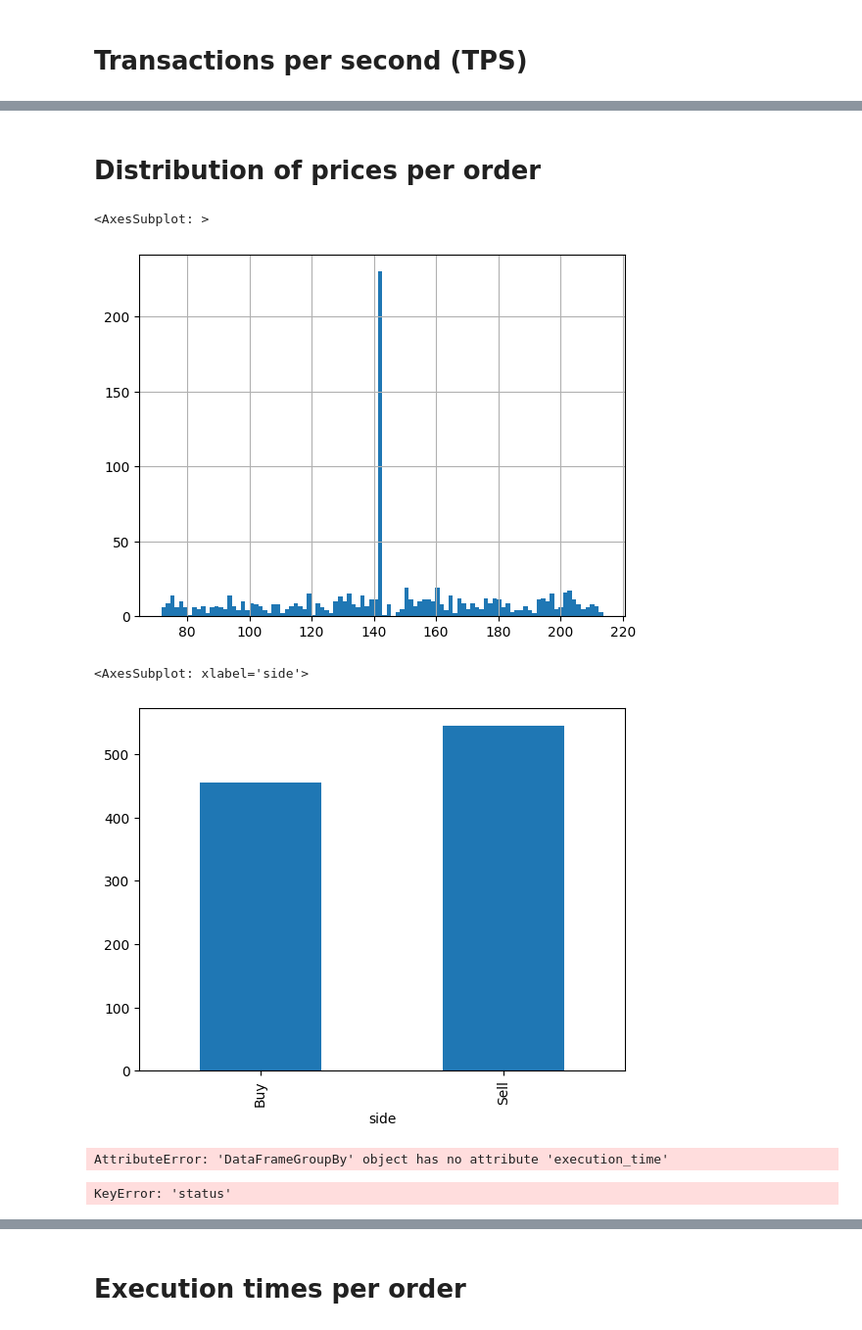
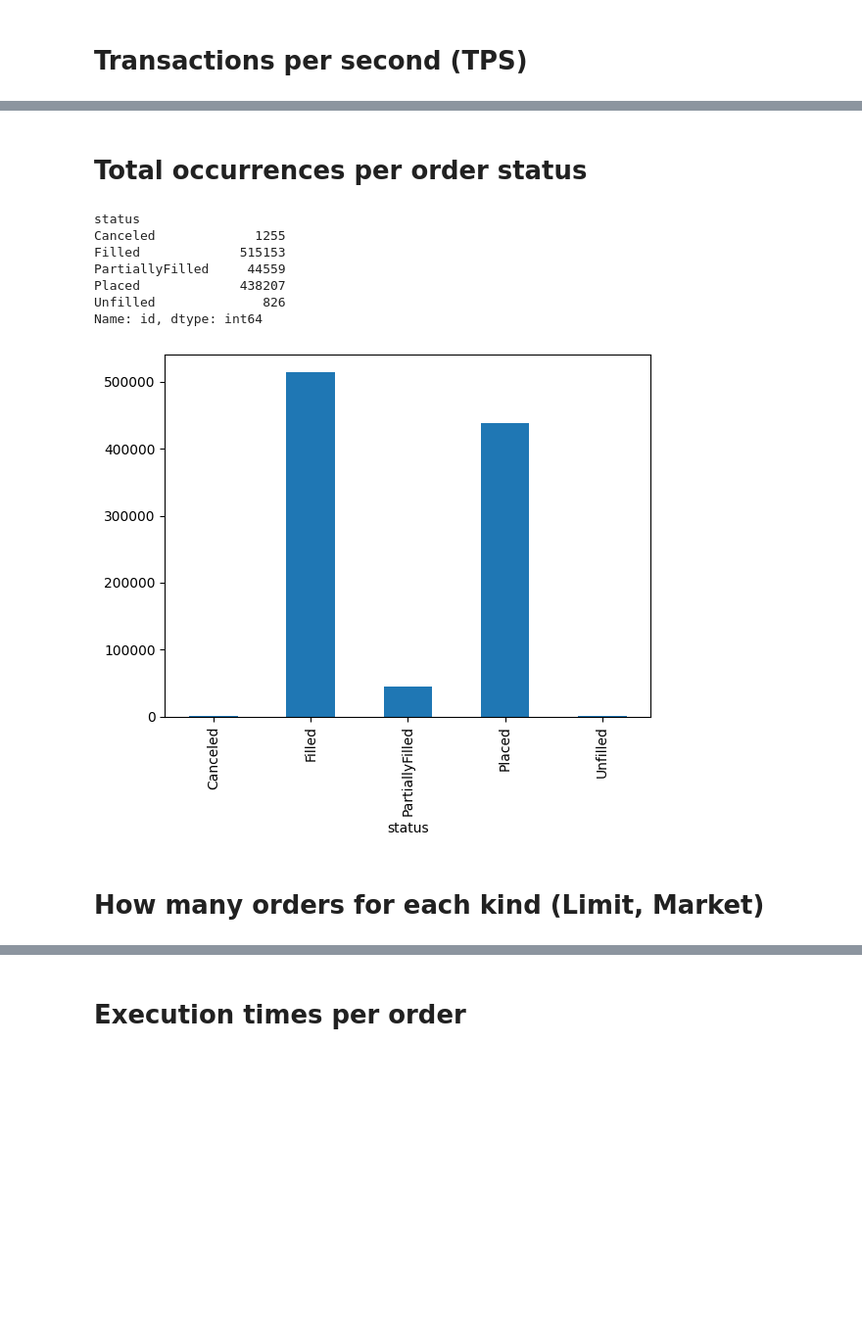
Before and after one commit to 3dvg/orderbook-simulator, a Jupyter notebook: Analyzing_orderbook.ipynb, the cells around one changed output, grey strips where cells are left out. Shown: that part at 98% size. Drawn from its saved outputs; the diff is of its cells as text; code cells hidden in the pictures; blank space fills up the shorter version.

```diff
--- a/Analyzing_orderbook.ipynb
+++ b/Analyzing_orderbook.ipynb
@@ -3,7 +3,7 @@ import pandas as pd
 import numpy as np
 import matplotlib.pyplot as plt
 # %%
-data = pd.read_csv("order_simulations/orders.csv")
-data
+df = pd.read_csv("executions/orders.csv")
+df
 # %% [output]
 |  | id | order_id | trader | event | kind | side | price | qty | instrument | sequence | ... |
@@ -22,7 +57,6 @@ data
 # %% [markdown]
 # Transactions per second (TPS)
 # %%
-df = data.copy()
 df['tps'] = 1e9 / df.execution_time
 df['tps_mean'] = df.tps.expanding().mean()
 df[["tps","tps_mean"]].plot(legend=True, linewidth=3)
@@ -35,6 +69,5 @@ print(f"{int(df['tps_mean'].iloc[-1])} TPS")
 # %%
-df = data.copy()
 df[df["kind"]=="Limit"].qty.hist(bins=100)
-df[df["kind"]=="Market"].qty.hist(bins=100)
+df[df["kind"]=="Market"].qty.hist(bins=100, color="red")
 # %% [output]
 <AxesSubplot: >
@@ -42,25 +89,17 @@ df[df["kind"]=="Market"].qty.hist(bins=100)
 # %% [markdown]
-# Distribution of prices per order
+# Total occurrences per order status
-# %%
-df = data.copy()
-df.price.hist(bins=100)
-# %% [output]
-<AxesSubplot: >
-[figure, removed]
 # %%
-df = data.copy()
-df.groupby(["side"]).id.count().plot(kind="bar")
+df.groupby(["status"]).id.count().plot(kind="bar")
+df.groupby(["status"]).id.count()
 # %% [output]
-<AxesSubplot: xlabel='side'>
+status
+Canceled             1255
+Filled             515153
+PartiallyFilled     44559
+Placed             438207
+Unfilled              826
+Name: id, dtype: int64
-[figure, old version]
+[figure, new version]
-# %%
-df = data.copy()
-df.groupby(["event"]).execution_time.mean().plot(kind="bar")
-# %% [output]
-AttributeError: 'DataFrameGroupBy' object has no attribute 'execution_time'
-# %%
-df = data.copy()
-df.groupby(["status"]).execution_time.mean().plot(kind="bar")
-# %% [output]
-KeyError: 'status'
+# %% [markdown]
+# How many orders for each kind (Limit, Market)
 # %%
```
Also changed, not shown: parts of 26 cells of this notebook, 20 other files.
